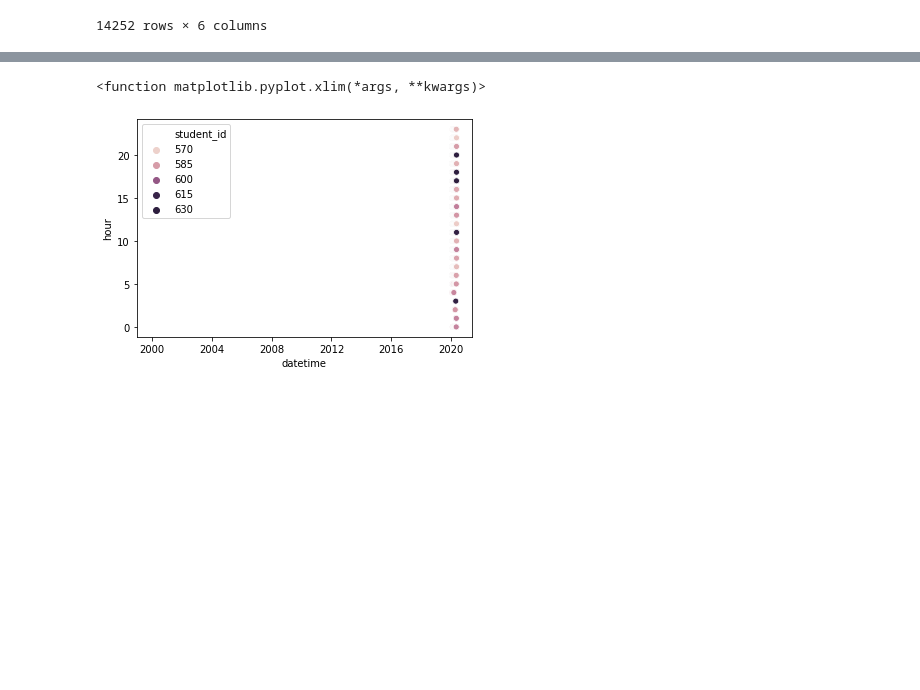
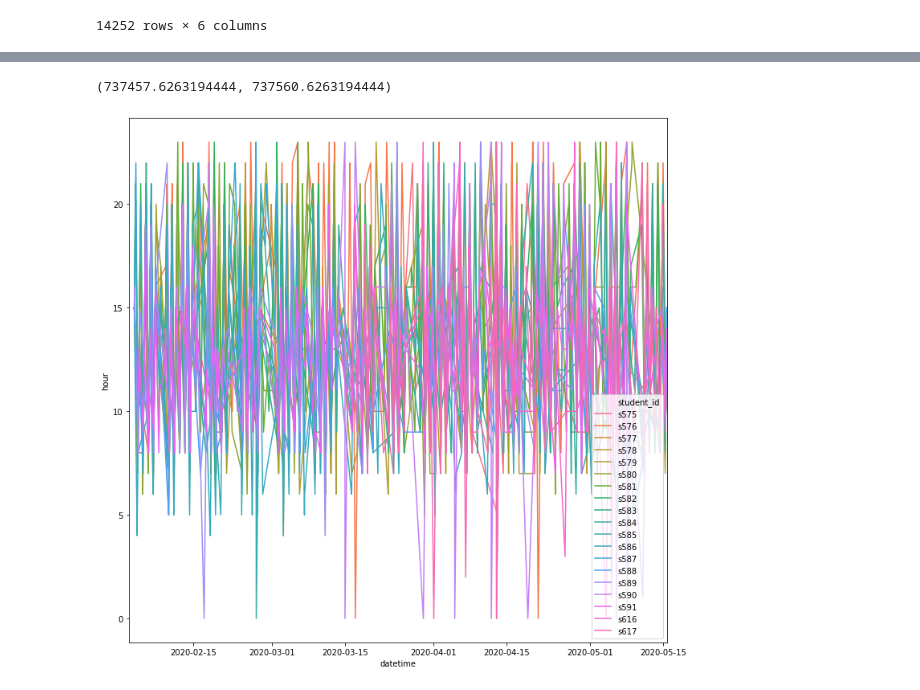
Before and after one commit to ravinder79/anomaly_detection, a Jupyter notebook: discrete_anomaly_detection.ipynb, the cells around one changed output, grey strips where cells are left out. Drawn from its saved outputs; the diff is of its cells as text; code cells hidden in the pictures; blank space fills up the shorter version.

```diff
--- a/discrete_anomaly_detection.ipynb
+++ b/discrete_anomaly_detection.ipynb
@@ -286,3 +303,5 @@ curie
 | 14250 | 2020-05-15 15:00:58 | 9-timeseries/4-explore | 588 | 55.0 | 71.95.165.84 | 15 |
 | 14251 | 2020-05-15 15:01:54 | 9-timeseries/3-prep | 582 | 55.0 | 48.135.163.38 | 15 |
 14252 rows × 6 columns
+# %%
+curie['student_id'] = 's' + curie['student_id'].apply(str)
@@ -289,6 +324,7 @@ curie
 # %%
-sns.scatterplot(x = 'datetime', y = 'hour', data = curie, hue = 'student_id')
-plt.xlim
+plt.figure(figsize = (12,12))
+sns.lineplot(x = 'datetime', y = 'hour', data = curie, hue = 'student_id')
+plt.xlim('2020-02-02 15:01:54','2020-05-15 15:01:54')
 # %% [output]
-<function matplotlib.pyplot.xlim(*args, **kwargs)>
+(737457.6263194444, 737560.6263194444)
-[figure, old version]
+[figure, new version]
```
Also changed, not shown: parts of 3 cells of this notebook.
